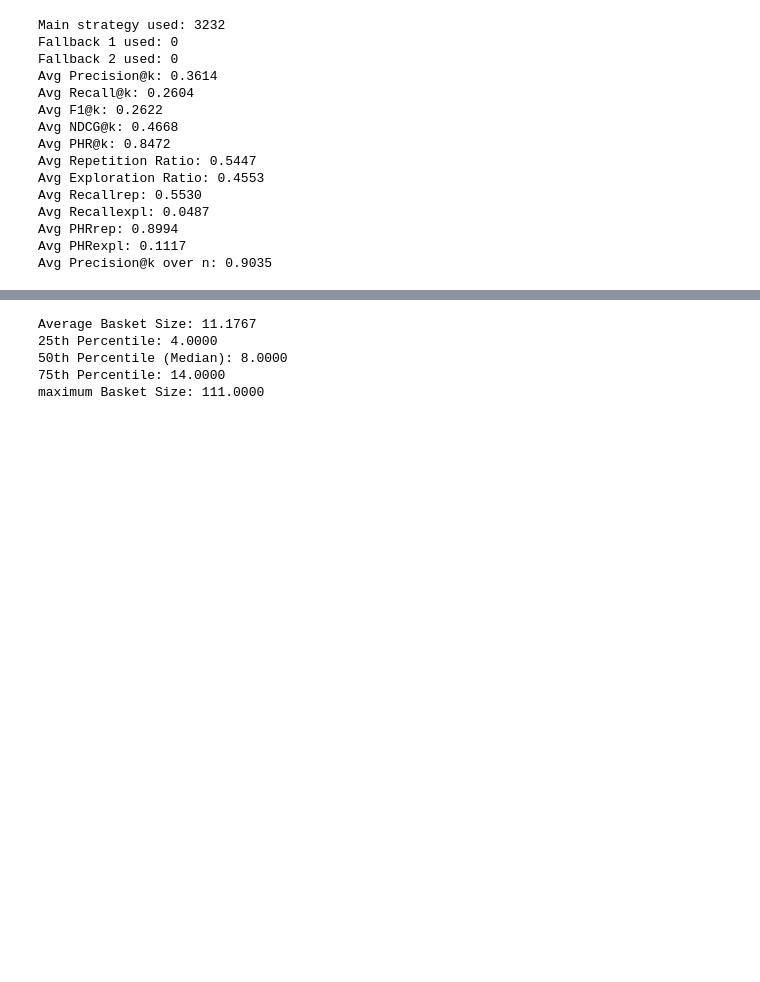
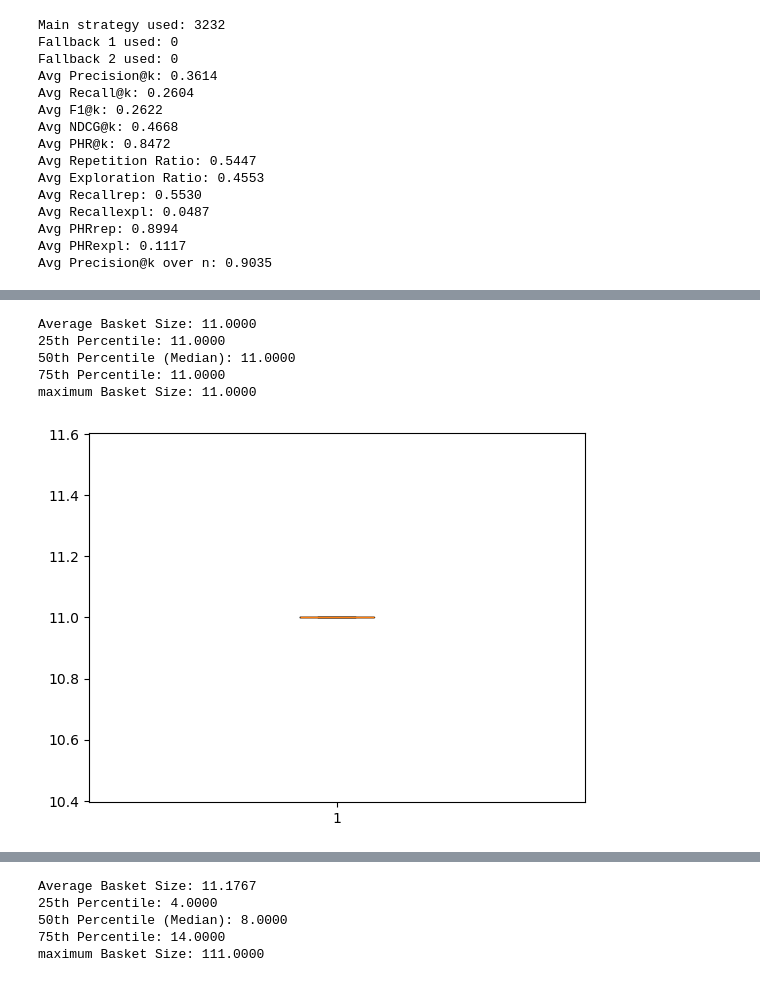
Before and after one commit to iair/challenge_AB_InBev, a Jupyter notebook: notebooks/modeling_mvp1_TIFUKNN+clustering.ipynb, the cells around one changed output, grey strips where cells are left out. Drawn from its saved outputs; the diff is of its cells as text; code cells hidden in the pictures; blank space fills up the shorter version.

```diff
--- a/notebooks/modeling_mvp1_TIFUKNN+clustering.ipynb
+++ b/notebooks/modeling_mvp1_TIFUKNN+clustering.ipynb
@@ -201,0 +217,19 @@ Avg Precision@k over n: 0.9035
+# %%
+predicted_baskets, ground_truth_baskets, user_histories, main_strategy_count, fallback1_count, fallback2_count = predict_next_baskets_for_all(
+    test_data=test_data,
+    cluster_item_similarity=cluster_item_similarity,
+    train_data=train_data,
+    user_col='account_id',
+    cluster_col='cluster',
+    sku_col='sku_id',
+    k=11
+)
+
+print(f"Main strategy used: {main_strategy_count}")
+print(f"Fallback 1 used: {fallback1_count}")
+print(f"Fallback 2 used: {fallback2_count}")
+# Evaluate the model
+metrics = evaluate_model_metrics(predicted_baskets, ground_truth_baskets, user_histories, k=5, n=2)
+# Print the evaluation results
+for metric_name, score in metrics.items():
+    print(f"{metric_name}: {score:.4f}")
@@ -201,0 +252,15 @@ Avg Precision@k over n: 0.9035
+# %%
+basket_stats = calculate_basket_statistics(predicted_baskets)
+print(f"Average Basket Size: {basket_stats['average_size']:.4f}")
+print(f"25th Percentile: {basket_stats['percentile_25']:.4f}")
+print(f"50th Percentile (Median): {basket_stats['percentile_50']:.4f}")
+print(f"75th Percentile: {basket_stats['percentile_75']:.4f}")
+print(f"maximum Basket Size: {basket_stats['max_size']:.4f}")
+plt.boxplot(basket_stats['basket_sizes']);
+# %% [output]
+Average Basket Size: 11.0000
+25th Percentile: 11.0000
+50th Percentile (Median): 11.0000
+75th Percentile: 11.0000
+maximum Basket Size: 11.0000
+[figure, added]
```
Also changed, not shown: parts of 9 cells of this notebook, 1 other file.
